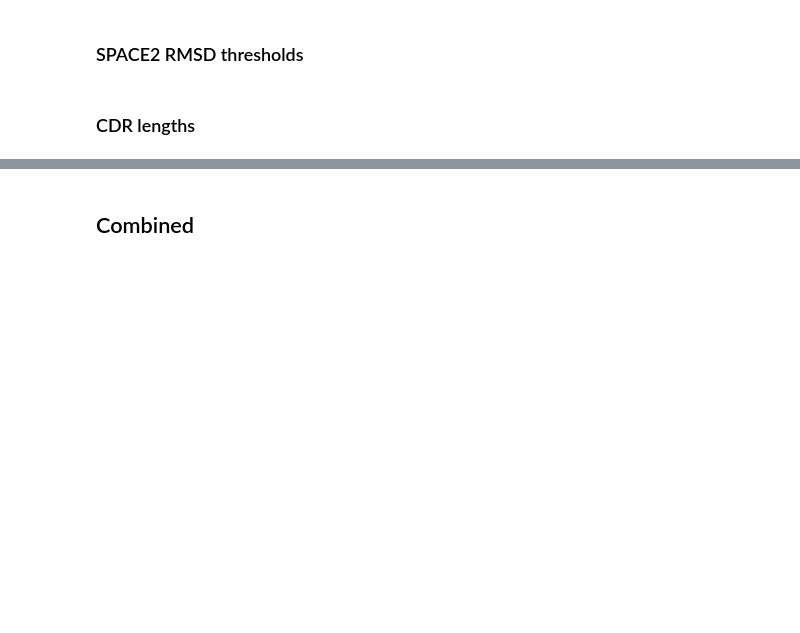
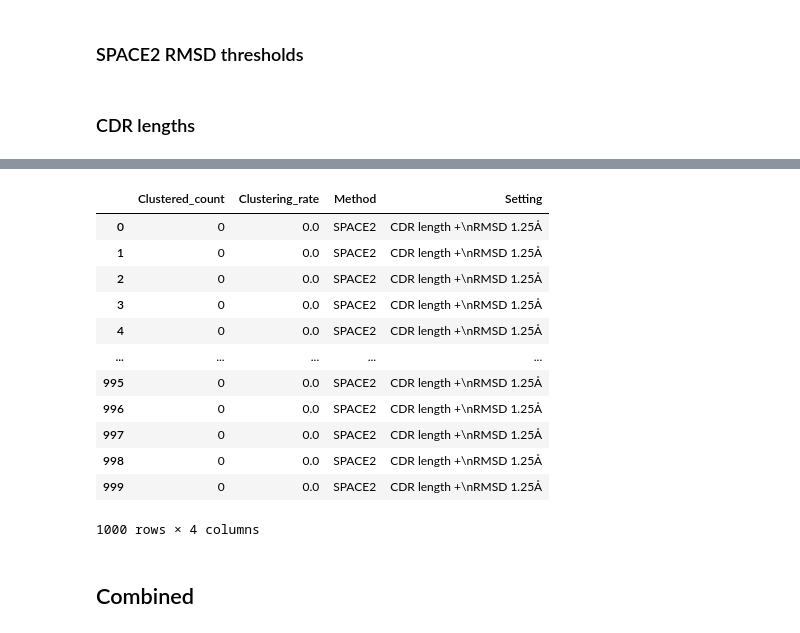
Before and after one commit to kathiwaury/clustering-comparison, a Jupyter notebook: code/07_sensitivity_precision_analysis.ipynb, the cells around one changed output, grey strips where cells are left out. Saved outputs shown, nothing was run; the diff lists cells and outputs as text; code cells hidden in the pictures; blank space fills up the shorter version.

```diff
--- a/code/07_sensitivity_precision_analysis.ipynb
+++ b/code/07_sensitivity_precision_analysis.ipynb
@@ -392,3 +409,19 @@ cluster_rates_length = pd.concat([cluster_rate_space2, cluster_rate_80_length, c
+# %%
+cluster_rate_space2
+# %% [output]
+|  | Clustered_count | Clustering_rate | Method | Setting |
+| 0 | 0 | 0.0 | SPACE2 | CDR length +\nRMSD 1.25Å |
+| 1 | 0 | 0.0 | SPACE2 | CDR length +\nRMSD 1.25Å |
+| 2 | 0 | 0.0 | SPACE2 | CDR length +\nRMSD 1.25Å |
+| 3 | 0 | 0.0 | SPACE2 | CDR length +\nRMSD 1.25Å |
+| 4 | 0 | 0.0 | SPACE2 | CDR length +\nRMSD 1.25Å |
+| ... | ... | ... | ... | ... |
+| 995 | 0 | 0.0 | SPACE2 | CDR length +\nRMSD 1.25Å |
+| 996 | 0 | 0.0 | SPACE2 | CDR length +\nRMSD 1.25Å |
+| 997 | 0 | 0.0 | SPACE2 | CDR length +\nRMSD 1.25Å |
+| 998 | 0 | 0.0 | SPACE2 | CDR length +\nRMSD 1.25Å |
+| 999 | 0 | 0.0 | SPACE2 | CDR length +\nRMSD 1.25Å |
+1000 rows × 4 columns
 # %% [markdown]
 ## Combined
 # %%
```
Also changed, not shown: parts of 9 cells of this notebook, 1 other file.
